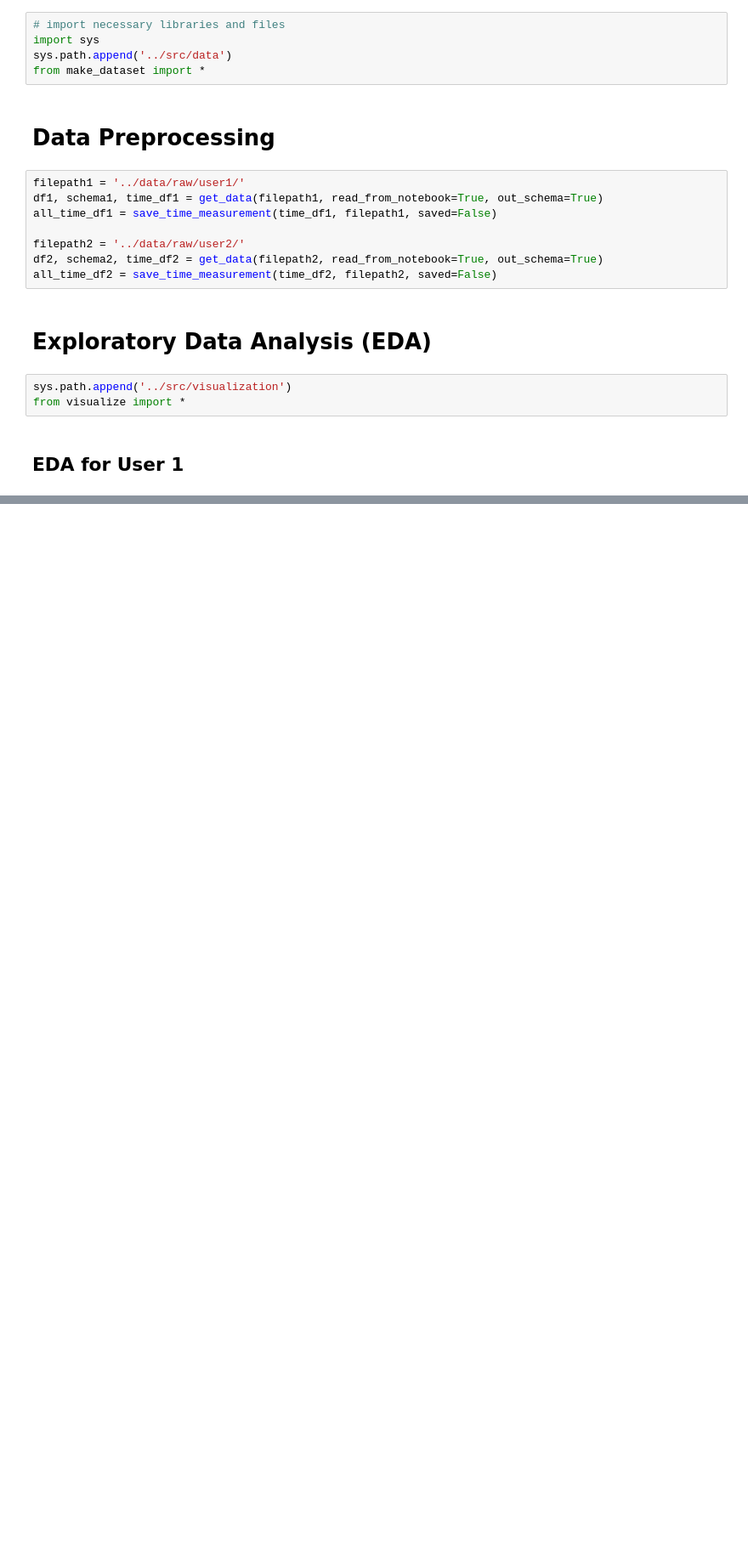
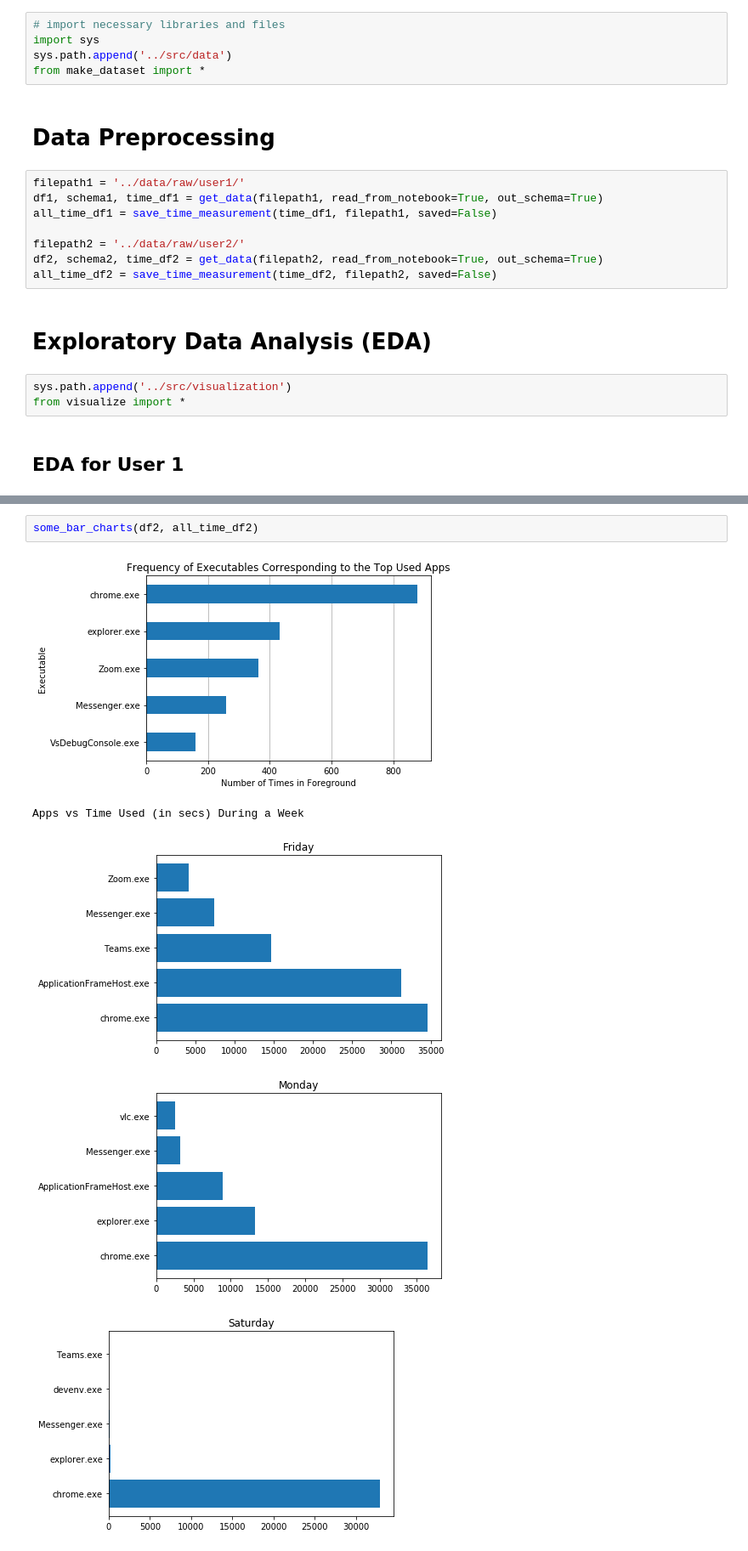
Before and after one commit to miloncl/System-Usage-Analysis, a Jupyter notebook: notebooks/Process and EDA.ipynb, the cells around one changed output, grey strips where cells are left out. Shown at 85% size. Drawn from its saved outputs; the diff is of its cells as text; blank space fills up the shorter version.

```diff
--- a/notebooks/Process and EDA.ipynb
+++ b/notebooks/Process and EDA.ipynb
@@ -290,0 +94,8 @@ enumerated_combined_df.to_csv('../data/out/enumerated_app_time.csv')
+# %%
+some_bar_charts(df2, all_time_df2)
+# %% [output]
+[figure, added]
+Apps vs Time Used (in secs) During a Week
+[figure, added]
+[figure, added]
+[figure, added]
```
Also changed, not shown: parts of 30 cells of this notebook, 2 other files.
